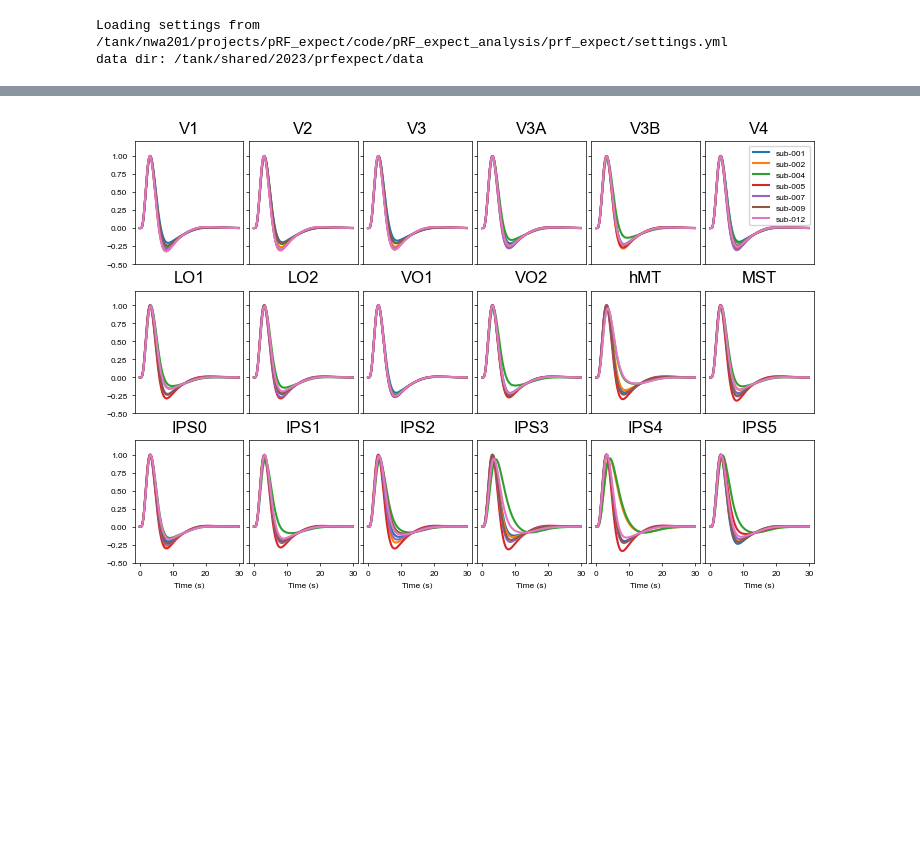
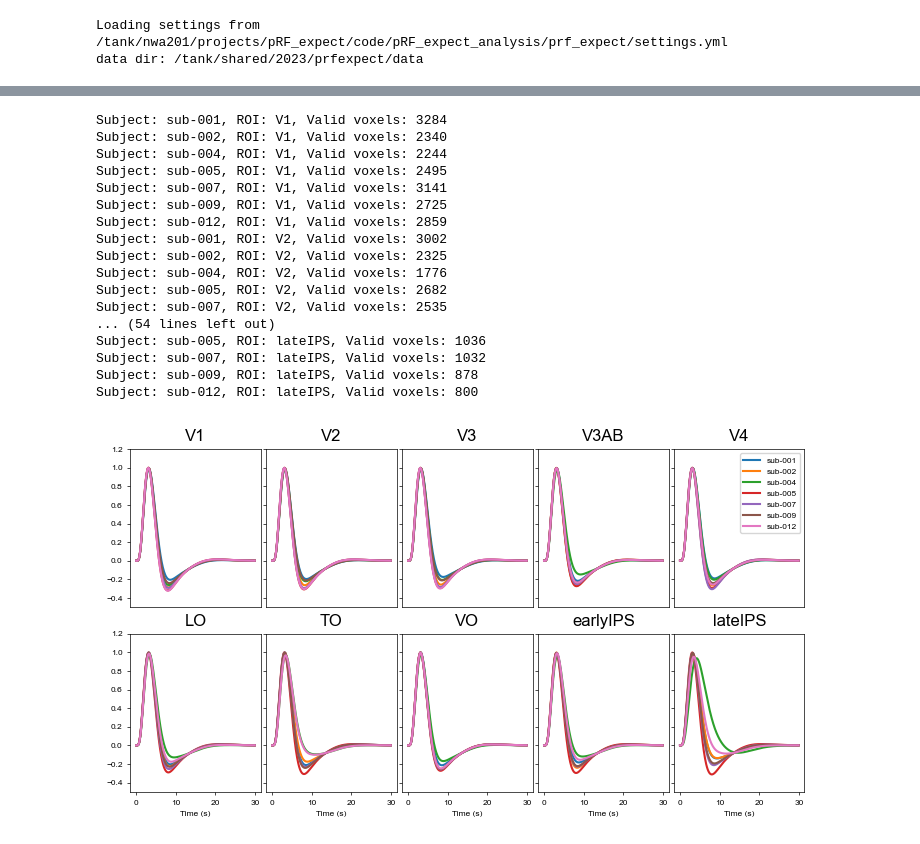
Before and after one commit to c14h19no2/pRF_expect_pub, a Jupyter notebook: pRF_expect_analysis/prf_expect/analysis/viz/check_hrf.ipynb, the cells around one changed output, grey strips where cells are left out. Saved outputs shown, nothing was run; the diff lists cells and outputs as text; code cells hidden in the pictures; blank space fills up the shorter version.

Commit message:
also show results with combined rois

```diff
--- a/pRF_expect_analysis/prf_expect/analysis/viz/check_hrf.ipynb
+++ b/pRF_expect_analysis/prf_expect/analysis/viz/check_hrf.ipynb
@@ -16,6 +16,7 @@ analysis_result_dir = Path(cwd).parent / "data"
 figure_result_dir = Path(cwd).parent / "figures"
 # %%
 r2_thre = 0.3
+comb_ROIs = True
 # %%
 font_dirs = [Path(cwd).parent.parent.parent / "arial"]
 font_files = font_manager.findSystemFonts(fontpaths=font_dirs)
@@ -50,3 +47,28 @@ for roi in roi_verts:
+# %%
+combined_roi_verts = {}
+combined_roi_verts["V1"] = roi_verts["V1"]
+combined_roi_verts["V2"] = roi_verts["V2"]
+combined_roi_verts["V3"] = roi_verts["V3"]
+combined_roi_verts["V3AB"] = np.concatenate((roi_verts["V3A"], roi_verts["V3B"]))
+combined_roi_verts["V4"] = roi_verts["V4"]
+combined_roi_verts["LO"] = np.concatenate((roi_verts["LO1"], roi_verts["LO2"]))
+combined_roi_verts["TO"] = np.concatenate((roi_verts["hMT"], roi_verts["MST"]))
+combined_roi_verts["VO"] = np.concatenate((roi_verts["VO1"], roi_verts["VO2"]))
+combined_roi_verts["earlyIPS"] = np.concatenate((roi_verts["IPS0"],
+                                            roi_verts["IPS1"],
+                                            roi_verts["IPS2"],))
+combined_roi_verts["lateIPS"] = np.concatenate((roi_verts["IPS3"],
+                                            roi_verts["IPS4"],
+                                            roi_verts["IPS5"]))
+if comb_ROIs == True:
+    rois = combined_roi_verts
+else:
+    rois = roi_verts
+
+ROIs_list = list(rois.keys())
+vis_verts = np.array([], dtype=int)
+for roi in rois:
+    vis_verts = np.concatenate((vis_verts, rois[roi]))
 # %%
 # Define paths and data exp parameters
 settings = io.load_settings()
@@ -205,6 +336,6 @@ def create_hrf(hrf_params, hrf_basis="spm", normalize_hrf=True, t_r=0.1):
 # %%
 # for voxel\s whose rsq>rsq_thre in each region, plot hrf with the params
-fig, axes = plt.subplots(3, 6, figsize=cm_to_inch(18, 12))
+fig, axes = plt.subplots(2, 5, figsize=cm_to_inch(18, 10))
 axes = axes.flatten()
 
 t_r = 0.1
@@ -215,11 +346,11 @@ time_points = np.arange(0, 30, t_r) # Assuming 40s length as in create_hrf
 colors = plt.cm.tab10(np.linspace(0, 1, 10))
 
 # For each region, plot a separate line for each subject (averaged across valid voxels)
-for i, roi in enumerate(ROIs_list_long):
-    if roi not in roi_verts:
+for i, roi in enumerate(combined_roi_verts.keys()):
+    if roi not in combined_roi_verts:
         continue
 
-    roi_indices = roi_verts[roi]
+    roi_indices = combined_roi_verts[roi]
     ax = axes[i]
 
     # Iterate over subjects
@@ -260,35 +391,54 @@ for i, roi in enumerate(ROIs_list_long):
         # So shape is (N_voxels, Time_points).
 
         # We need average across voxels
         mean_subj_hrf = np.average(subj_hrfs, axis=0, weights=valid_rsq)
 
+        print(f"Subject: {subject}, ROI: {roi}, Valid voxels: {np.sum(valid_mask)}")
+
         # Use color from the colormap corresponding to subject index
         color = colors[s_idx % len(colors)]
         ax.plot(time_points, mean_subj_hrf[:len(time_points)], label=subject, color=color)
 
     ax.set_title(f"{roi}")
     ax.set_ylim(-0.5, 1.2)
 
     # Remove x-axis labels for scatter plots in the first two rows (indices 0-11)
     # Only show x-label for the last row (indices 12-17)
-    if i >= 12:
+    if i >= 5:
         ax.set_xlabel("Time (s)")
     else:
         ax.set_xticklabels([])
         ax.set_xticks([])
 
 
     # Remove y-axis labels for columns other than the first one (index 0)
-    if i % 6 != 0:
+    if i % 5 != 0:
         ax.set_yticklabels([])
 
     # Legend in the top right subplot (index 5)
-    if i == 5:
+    if i == 4:
         ax.legend(fontsize=6)
 
 plt.tight_layout(pad=0.2, w_pad=0.2, h_pad=0.2)
 plt.show()
 figure_result_dir.mkdir(parents=True, exist_ok=True)
-fig.savefig(figure_result_dir / f"group_analysis-pRF_space-fsaverage_desc-prf_hrf.pdf", dpi=600, bbox_inches='tight')
+fig.savefig(figure_result_dir / f"group_analysis-pRF_space-fsaverage_desc-prf_hrf_shortROI.pdf", dpi=600, bbox_inches='tight')
 # %% [output]
+Subject: sub-001, ROI: V1, Valid voxels: 3284
+Subject: sub-002, ROI: V1, Valid voxels: 2340
+Subject: sub-004, ROI: V1, Valid voxels: 2244
+Subject: sub-005, ROI: V1, Valid voxels: 2495
+Subject: sub-007, ROI: V1, Valid voxels: 3141
+Subject: sub-009, ROI: V1, Valid voxels: 2725
+Subject: sub-012, ROI: V1, Valid voxels: 2859
+Subject: sub-001, ROI: V2, Valid voxels: 3002
+Subject: sub-002, ROI: V2, Valid voxels: 2325
+Subject: sub-004, ROI: V2, Valid voxels: 1776
+Subject: sub-005, ROI: V2, Valid voxels: 2682
+Subject: sub-007, ROI: V2, Valid voxels: 2535
+... (54 lines left out)
+Subject: sub-005, ROI: lateIPS, Valid voxels: 1036
+Subject: sub-007, ROI: lateIPS, Valid voxels: 1032
+Subject: sub-009, ROI: lateIPS, Valid voxels: 878
+Subject: sub-012, ROI: lateIPS, Valid voxels: 800
-[figure, old version]
+[figure, new version]
```
Also changed, not shown: parts of 2 cells of this notebook.
